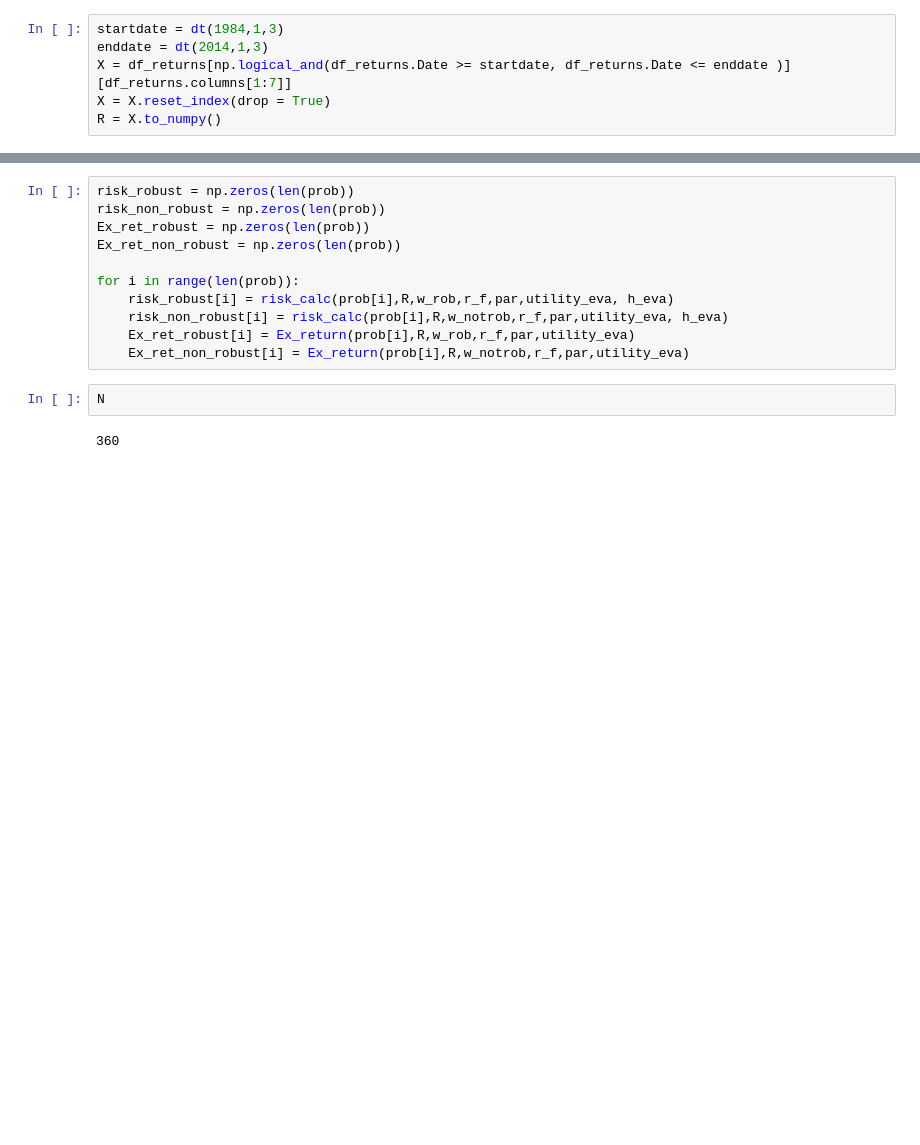
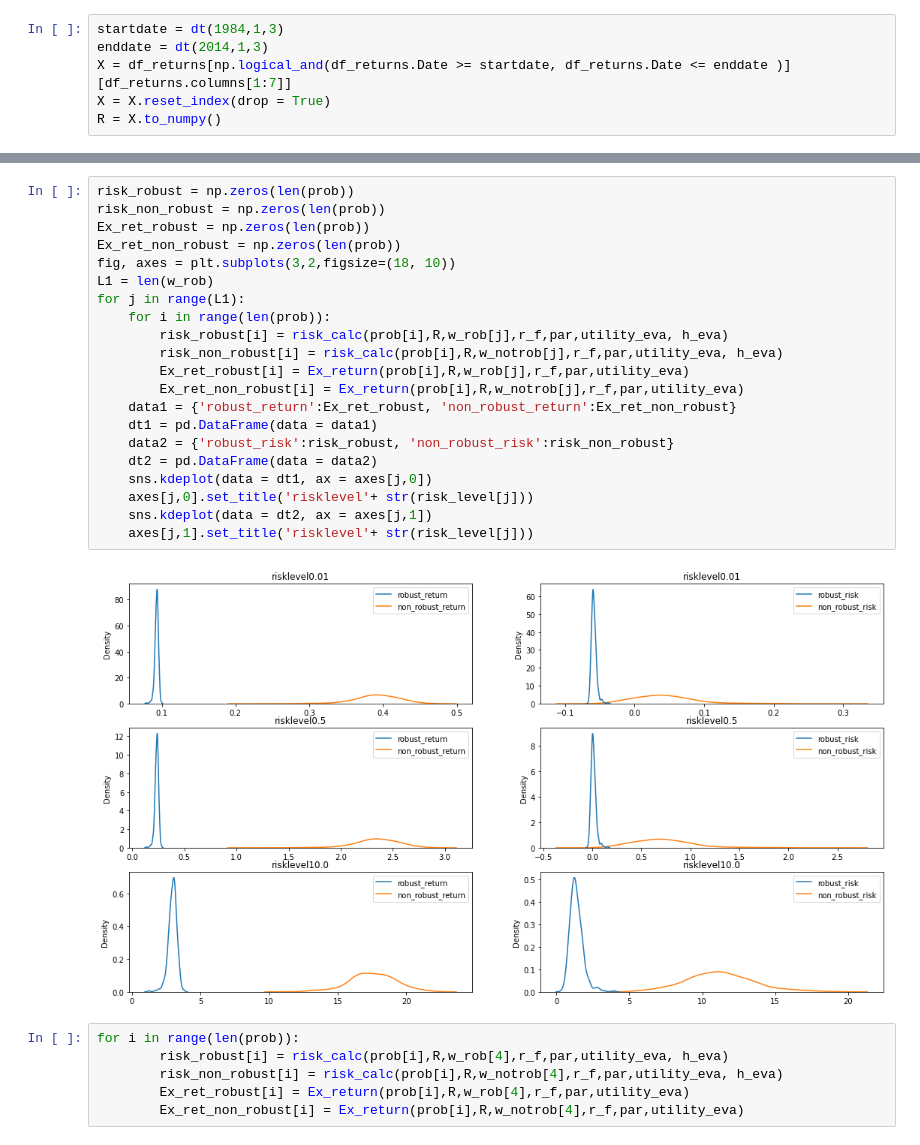
Before and after one commit to GuanJinNL/Robust_Optimization_Risk_Measures, a Jupyter notebook: Return_Data.ipynb, the cells around one changed output, grey strips where cells are left out. Saved outputs shown, nothing was run; the diff lists cells and outputs as text; blank space fills up the shorter version.

```diff
--- a/Return_Data.ipynb
+++ b/Return_Data.ipynb
@@ -457,18 +491,32 @@ for i in range(5000):
 # %%
 risk_robust = np.zeros(len(prob))
 risk_non_robust = np.zeros(len(prob))
 Ex_ret_robust = np.zeros(len(prob))
 Ex_ret_non_robust = np.zeros(len(prob))
-
-for i in range(len(prob)):
-    risk_robust[i] = risk_calc(prob[i],R,w_rob,r_f,par,utility_eva, h_eva)
-    risk_non_robust[i] = risk_calc(prob[i],R,w_notrob,r_f,par,utility_eva, h_eva)
-    Ex_ret_robust[i] = Ex_return(prob[i],R,w_rob,r_f,par,utility_eva)
-    Ex_ret_non_robust[i] = Ex_return(prob[i],R,w_notrob,r_f,par,utility_eva)
+fig, axes = plt.subplots(3,2,figsize=(18, 10))
+L1 = len(w_rob)
+for j in range(L1):
+    for i in range(len(prob)):
+        risk_robust[i] = risk_calc(prob[i],R,w_rob[j],r_f,par,utility_eva, h_eva)
+        risk_non_robust[i] = risk_calc(prob[i],R,w_notrob[j],r_f,par,utility_eva, h_eva)
+        Ex_ret_robust[i] = Ex_return(prob[i],R,w_rob[j],r_f,par,utility_eva)
+        Ex_ret_non_robust[i] = Ex_return(prob[i],R,w_notrob[j],r_f,par,utility_eva)
+    data1 = {'robust_return':Ex_ret_robust, 'non_robust_return':Ex_ret_non_robust}
+    dt1 = pd.DataFrame(data = data1)
+    data2 = {'robust_risk':risk_robust, 'non_robust_risk':risk_non_robust}
+    dt2 = pd.DataFrame(data = data2)
+    sns.kdeplot(data = dt1, ax = axes[j,0])
+    axes[j,0].set_title('risklevel'+ str(risk_level[j]))
+    sns.kdeplot(data = dt2, ax = axes[j,1])
+    axes[j,1].set_title('risklevel'+ str(risk_level[j]))
+# %% [output]
+[figure, added]
 # %%
-N
+for i in range(len(prob)):
+        risk_robust[i] = risk_calc(prob[i],R,w_rob[4],r_f,par,utility_eva, h_eva)
+        risk_non_robust[i] = risk_calc(prob[i],R,w_notrob[4],r_f,par,utility_eva, h_eva)
+        Ex_ret_robust[i] = Ex_return(prob[i],R,w_rob[4],r_f,par,utility_eva)
+        Ex_ret_non_robust[i] = Ex_return(prob[i],R,w_notrob[4],r_f,par,utility_eva)
-# %% [output]
-360
 # %%
 len(prob)
 # %% [output]
```
Also changed, not shown: parts of 14 cells of this notebook.
